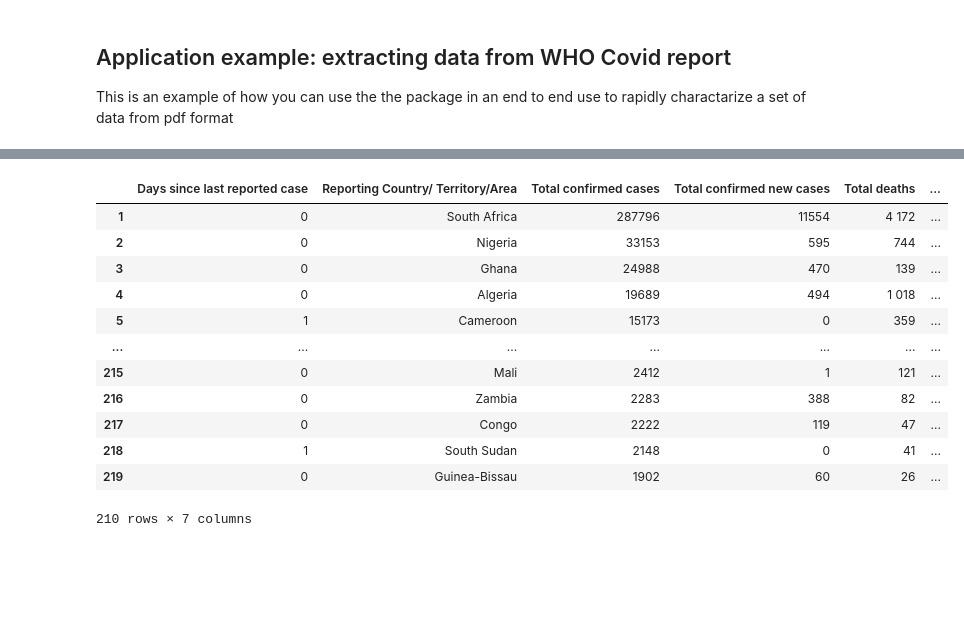
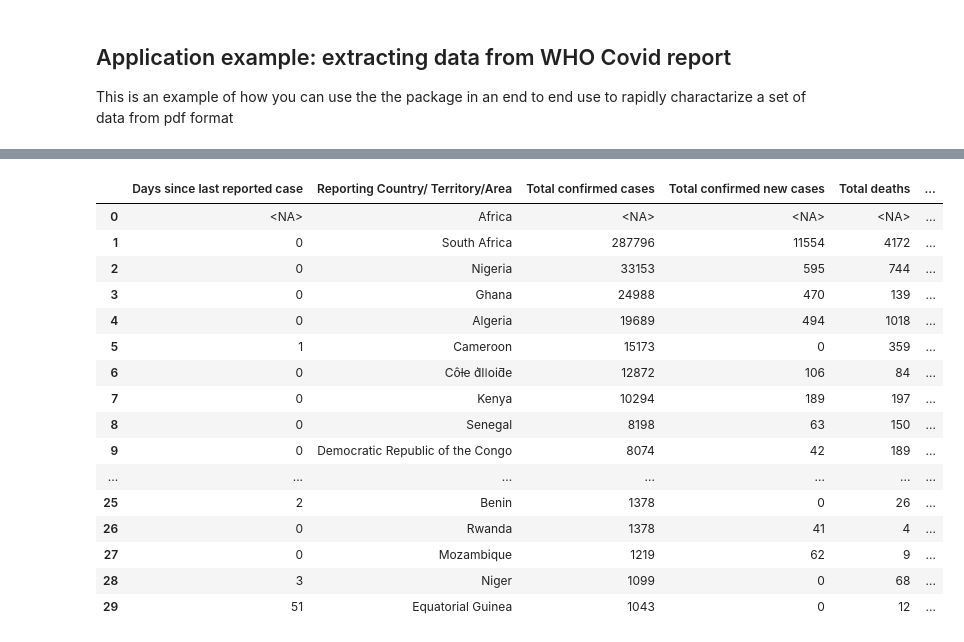
Before and after one commit to CODAIT/text-extensions-for-pandas, a Jupyter notebook: notebooks/Tables.ipynb, the cells around one changed output, grey strips where cells are left out. Cells and saved outputs as stored; diff of their text form; code cells hidden in the pictures; blank space fills up the shorter version.

```diff
--- a/notebooks/Tables.ipynb
+++ b/notebooks/Tables.ipynb
@@ -328,6 +331,7 @@ df = pd.DataFrame()
 
 for i in range (num_tabs):
     dfs_dict = tp.watson_tables_parse_response(response_covid, select_table=i)
-    next_table = tp.make_table(dfs_dict,concat_with='', col_explode_by = "concat", convert_numeric_labels=False)
-    #display(next_table)
+    next_table = tp.make_table(dfs_dict,concat_with='', col_explode_by = "concat", convert_numeric_items=False,sort_headers=False)
+    display(next_table)
+    display(HTML(tp.get_raw_html(response_covid,dfs_dict)))
     df = df.append(next_table, ignore_index = True)
@@ -334,4 +448,5 @@ for i in range (num_tabs):
 # %%
 #use pandas functionality to remove bad data (~5 rows that were misinterpereted by table extraction as data when they were sub-headers)
 rows_to_keep = [r.to_list().count('') == 0 for _,r in df.iterrows()]
-df = df[rows_to_keep]
+#df = df[rows_to_keep]
+df
@@ -338,2 +467,3 @@ df = df[rows_to_keep]
 # %%
-df_converted = tp.convert_cols_to_numeric(df, columns=["Days since last reported case","Total confirmed cases", "Total confirmed new cases", 'Total new deaths '], conv_to= 'int')
+num_cols = ['Days since last reported case', 'Total confirmed cases', 'Total confirmed new cases', 'Total deaths','Total new deaths']
+df_converted = tp.convert_cols_to_numeric(df, columns=num_cols, cast_type= float)
@@ -340,19 +488,23 @@ df_converted = tp.convert_cols_to_numeric(df, columns=["Days since last reported
 # %%
-df_converted
+df_converted.head(30)
 # %% [output]
 |  | Days since last reported case | Reporting Country/ Territory/Area | Total confirmed cases | Total confirmed new cases | Total deaths | ... |
-| 1 | 0 | South Africa | 287796 | 11554 | 4 172 | ... |
+| 0 | <NA> | Africa | <NA> | <NA> | <NA> | ... |
+| 1 | 0 | South Africa | 287796 | 11554 | 4172 | ... |
 | 2 | 0 | Nigeria | 33153 | 595 | 744 | ... |
 | 3 | 0 | Ghana | 24988 | 470 | 139 | ... |
-| 4 | 0 | Algeria | 19689 | 494 | 1 018 | ... |
+| 4 | 0 | Algeria | 19689 | 494 | 1018 | ... |
 | 5 | 1 | Cameroon | 15173 | 0 | 359 | ... |
+| 6 | 0 | Côƚe d͛Iǀoiƌe | 12872 | 106 | 84 | ... |
+| 7 | 0 | Kenya | 10294 | 189 | 197 | ... |
+| 8 | 0 | Senegal | 8198 | 63 | 150 | ... |
+| 9 | 0 | Democratic Republic of the Congo | 8074 | 42 | 189 | ... |
 | ... | ... | ... | ... | ... | ... | ... |
-| 215 | 0 | Mali | 2412 | 1 | 121 | ... |
-| 216 | 0 | Zambia | 2283 | 388 | 82 | ... |
-| 217 | 0 | Congo | 2222 | 119 | 47 | ... |
-| 218 | 1 | South Sudan | 2148 | 0 | 41 | ... |
-| 219 | 0 | Guinea-Bissau | 1902 | 60 | 26 | ... |
+| 25 | 2 | Benin | 1378 | 0 | 26 | ... |
+| 26 | 0 | Rwanda | 1378 | 41 | 4 | ... |
+| 27 | 0 | Mozambique | 1219 | 62 | 9 | ... |
+| 28 | 3 | Niger | 1099 | 0 | 68 | ... |
+| 29 | 51 | Equatorial Guinea | 1043 | 0 | 12 | ... |
-210 rows × 7 columns
 # %%
 df_converted.describe()
 # %% [output]
```
Also changed, not shown: parts of 24 cells of this notebook, 30 other files.
